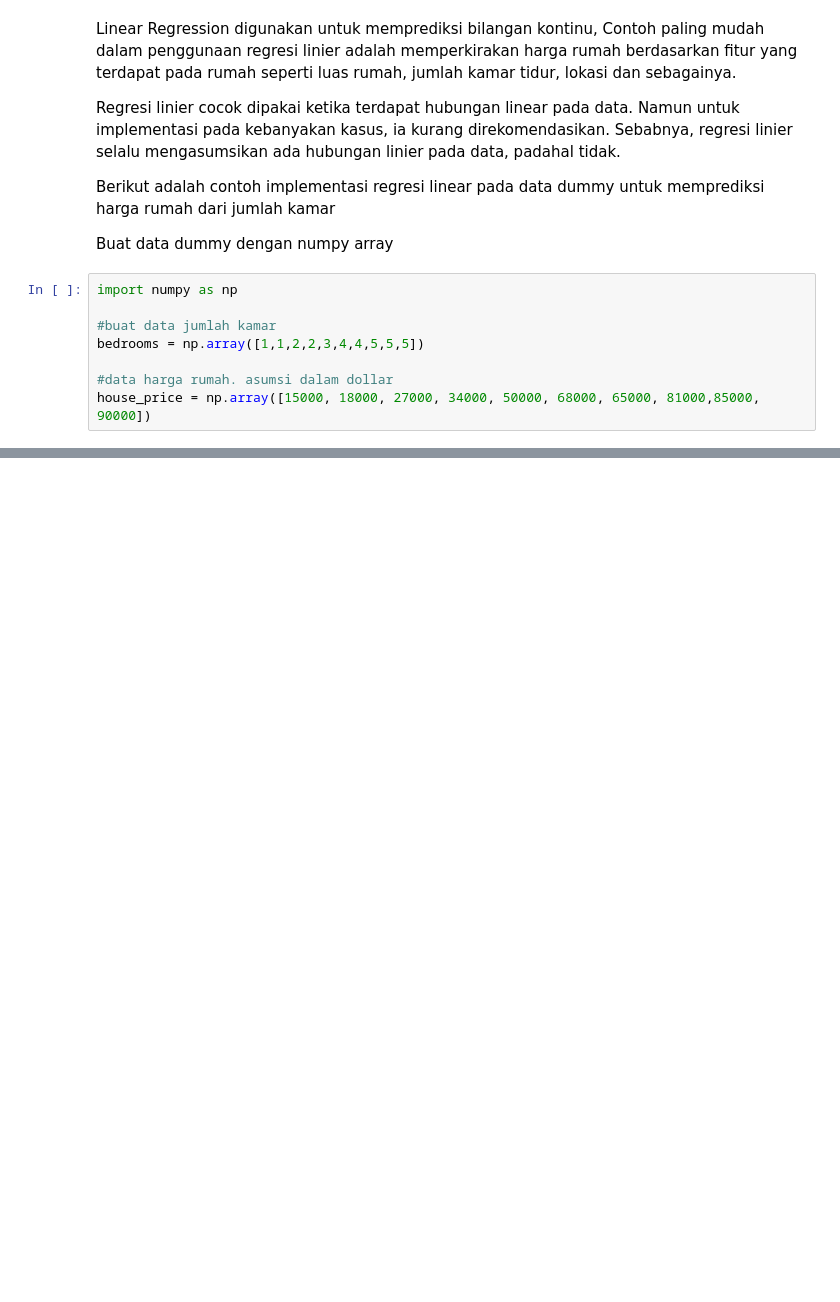
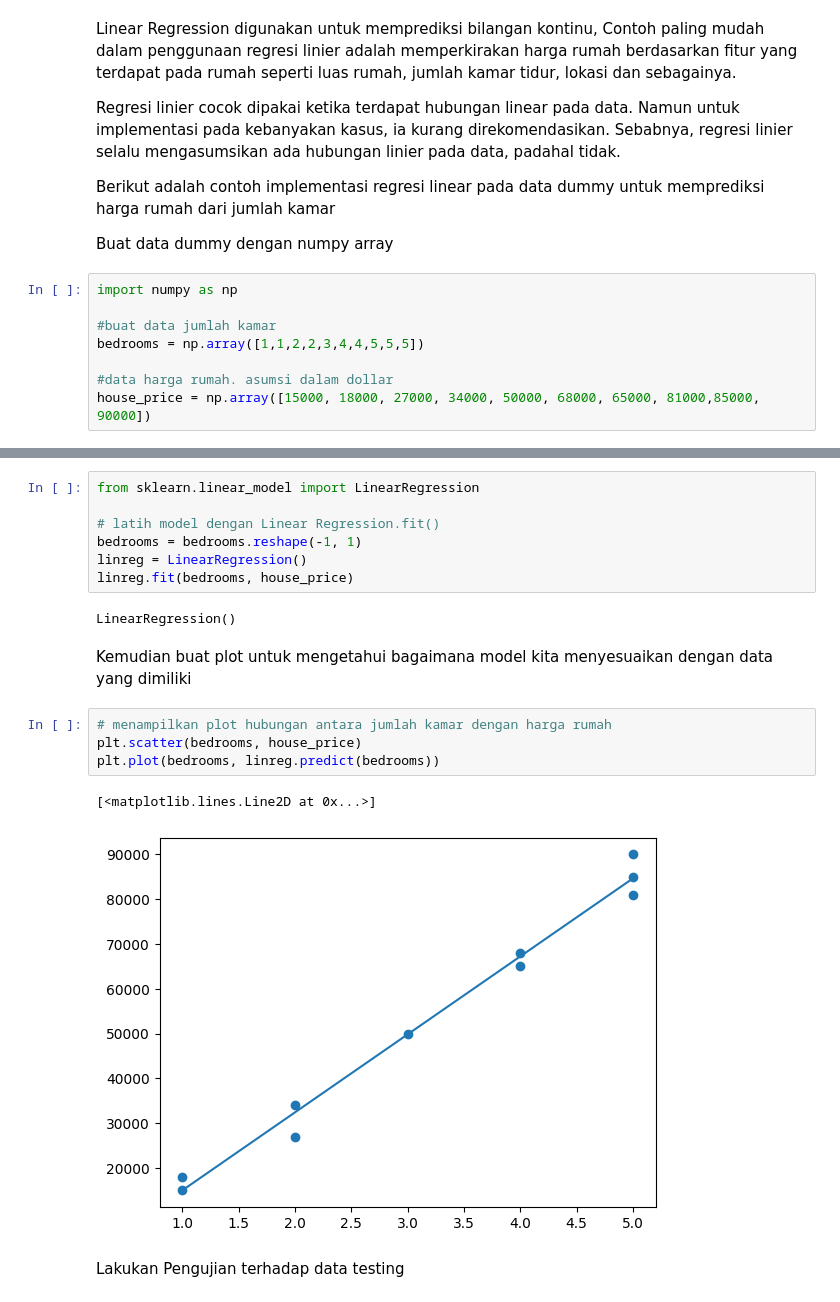
Before and after one commit to azkbrqlna/2025-AI-Praktikum, a Jupyter notebook: Jobsheet-8/jobsheet8.ipynb, the cells around one changed output, grey strips where cells are left out. Drawn from its saved outputs; the diff is of its cells as text; blank space fills up the shorter version.

```diff
--- a/Jobsheet-8/jobsheet8.ipynb
+++ b/Jobsheet-8/jobsheet8.ipynb
@@ -131,0 +145,20 @@ house_price = np.array([15000, 18000, 27000, 34000, 50000, 68000, 65000, 81000,8
+# %%
+from sklearn.linear_model import LinearRegression
+
+# latih model dengan Linear Regression.fit()
+bedrooms = bedrooms.reshape(-1, 1)
+linreg = LinearRegression()
+linreg.fit(bedrooms, house_price)
+# %% [output]
+LinearRegression()
+# %% [markdown]
+Kemudian buat plot untuk mengetahui bagaimana model kita menyesuaikan dengan data yang dimiliki
+# %%
+# menampilkan plot hubungan antara jumlah kamar dengan harga rumah
+plt.scatter(bedrooms, house_price)
+plt.plot(bedrooms, linreg.predict(bedrooms))
+# %% [output]
+[<matplotlib.lines.Line2D at 0x...>]
+[figure, added]
+# %% [markdown]
+Lakukan Pengujian terhadap data testing
```
Also changed, not shown: parts of 6 cells of this notebook.
